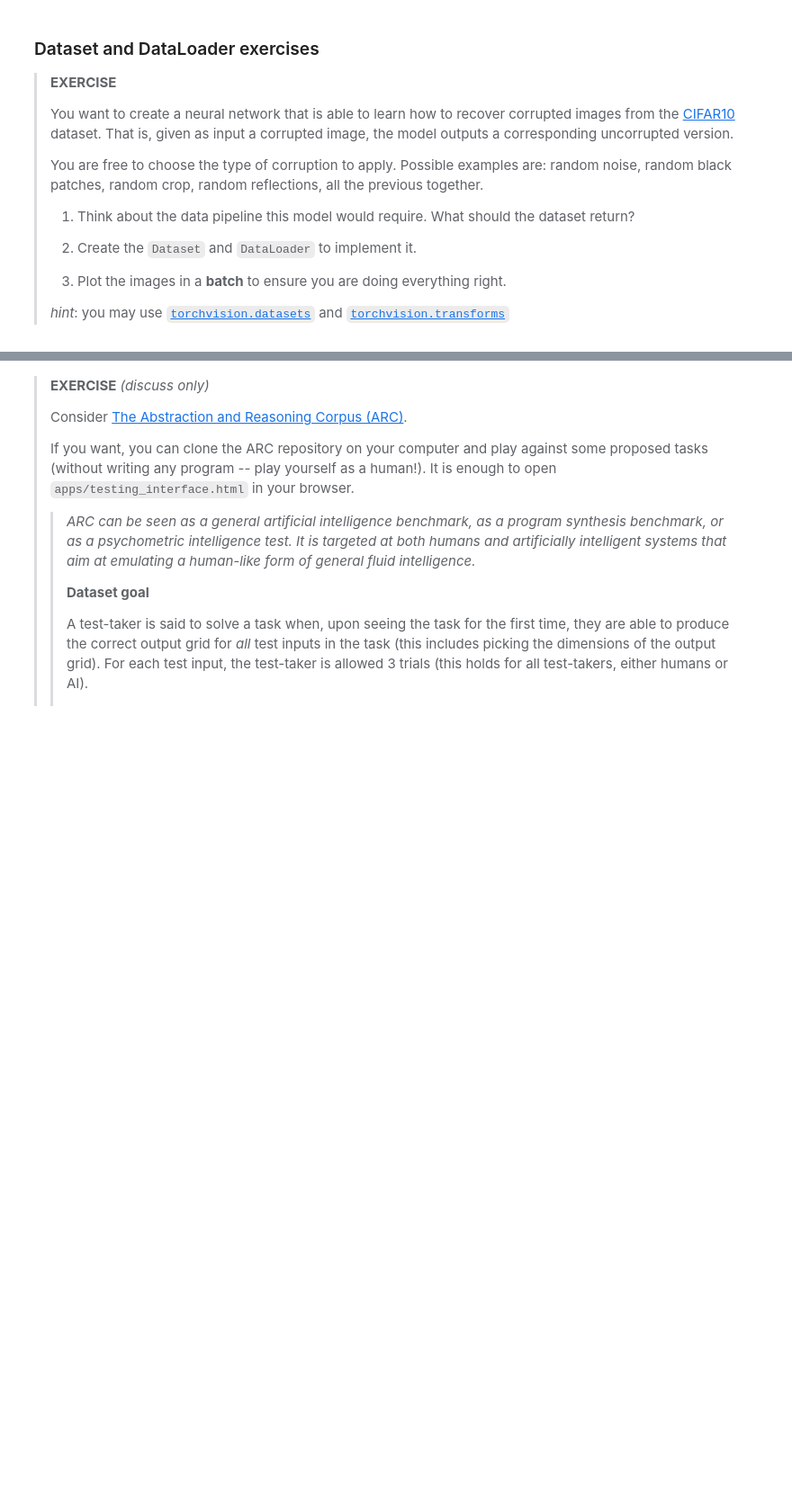
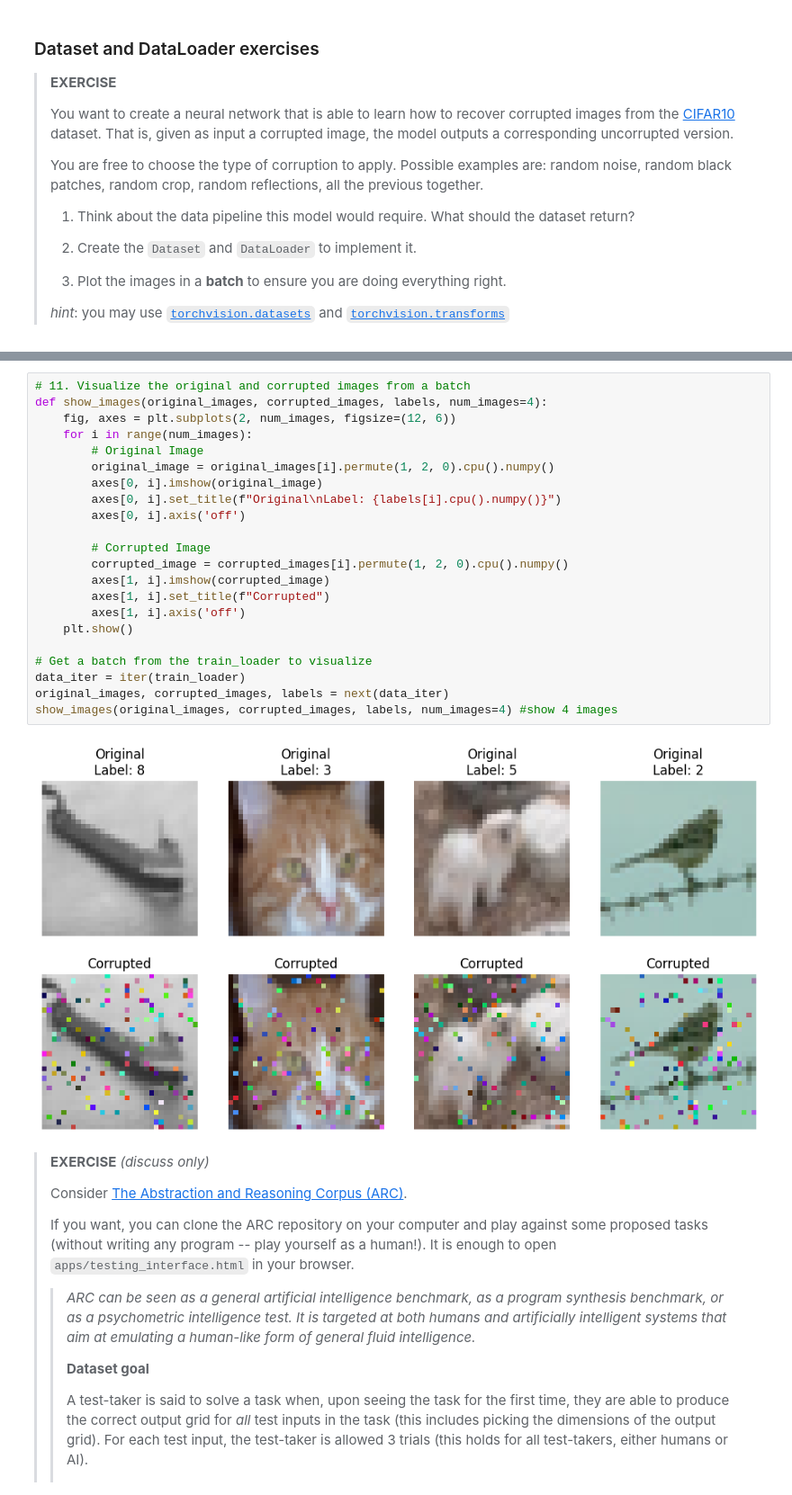
Before and after one commit to DarkJ2/DeepLearning, a Jupyter notebook: labs/03_Linear_models_and_Pytorch_Datasets.ipynb, the cells around one changed output, grey strips where cells are left out. Shown: that part at 90% size. Saved outputs shown, nothing was run; the diff lists cells and outputs as text; blank space fills up the shorter version.

```diff
--- a/labs/03_Linear_models_and_Pytorch_Datasets.ipynb
+++ b/labs/03_Linear_models_and_Pytorch_Datasets.ipynb
@@ -1033,3 +1244,27 @@ If even just loading the files from disk is slow, consider changing the way in w
+# %%
+# 11. Visualize the original and corrupted images from a batch
+def show_images(original_images, corrupted_images, labels, num_images=4):
+    fig, axes = plt.subplots(2, num_images, figsize=(12, 6))
+    for i in range(num_images):
+        # Original Image
+        original_image = original_images[i].permute(1, 2, 0).cpu().numpy()
+        axes[0, i].imshow(original_image)
+        axes[0, i].set_title(f"Original\nLabel: {labels[i].cpu().numpy()}")
+        axes[0, i].axis('off')
+
+        # Corrupted Image
+        corrupted_image = corrupted_images[i].permute(1, 2, 0).cpu().numpy()
+        axes[1, i].imshow(corrupted_image)
+        axes[1, i].set_title(f"Corrupted")
+        axes[1, i].axis('off')
+    plt.show()
+
+# Get a batch from the train_loader to visualize
+data_iter = iter(train_loader)
+original_images, corrupted_images, labels = next(data_iter)
+show_images(original_images, corrupted_images, labels, num_images=4) #show 4 images
+# %% [output]
+[figure, added]
 # %% [markdown]
 > **EXERCISE** *(discuss only)*
 >
```
Also changed, not shown: parts of 10 cells of this notebook.
